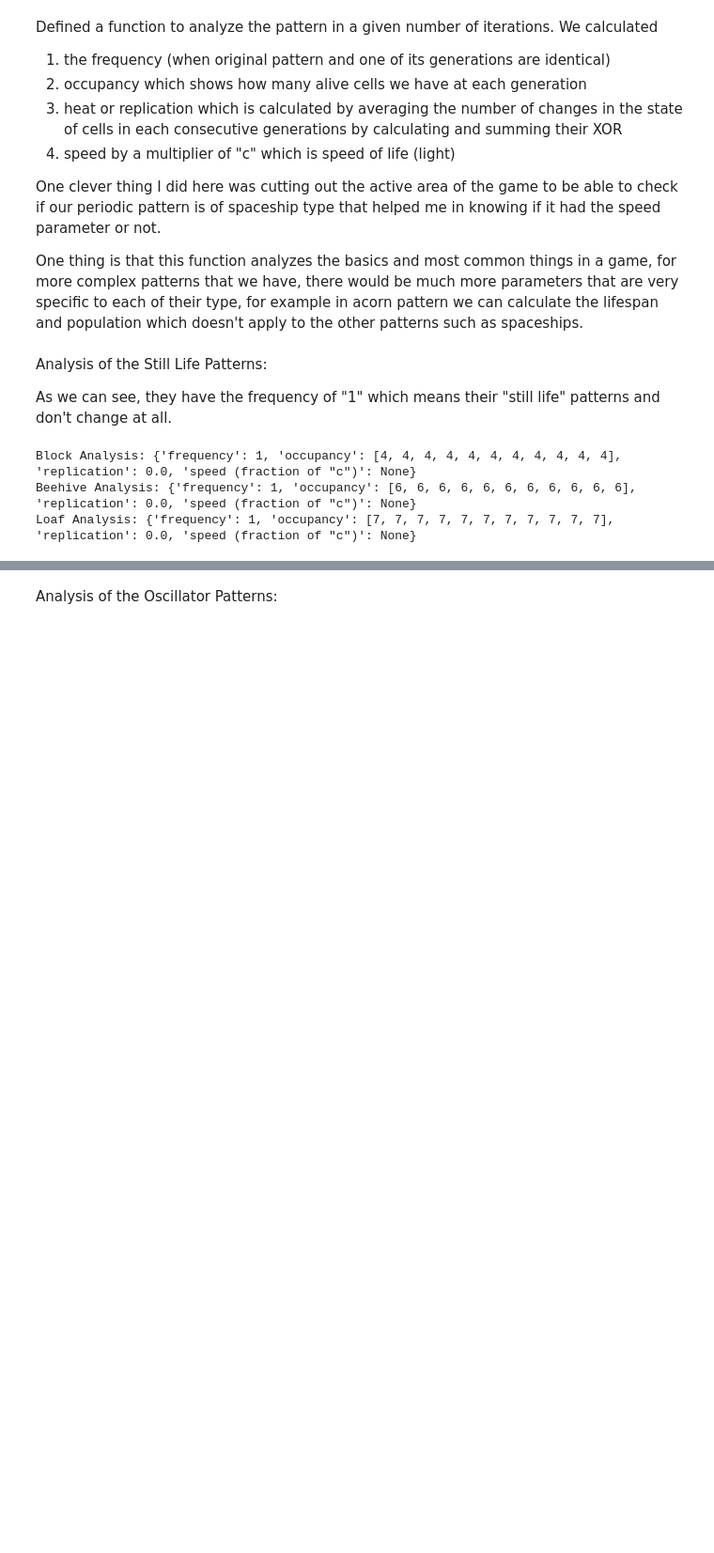
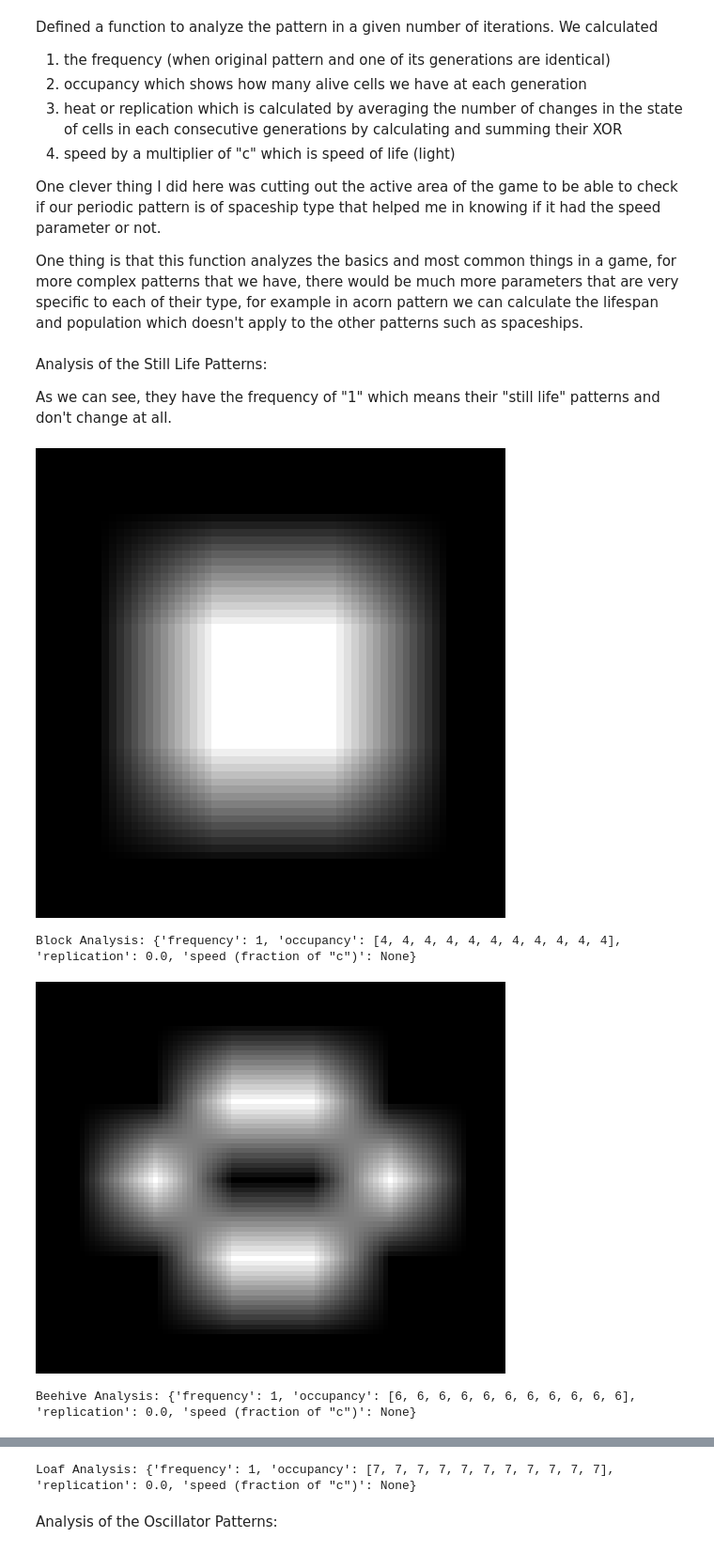
Before and after one commit to mhbagheri-99/Python_FinalProject, a Jupyter notebook: Project.ipynb, the cells around one changed output, grey strips where cells are left out. Shown at 94% size. Drawn from its saved outputs; the diff is of its cells as text; code cells hidden in the pictures; blank space fills up the shorter version.

```diff
--- a/Project.ipynb
+++ b/Project.ipynb
@@ -353,10 +359,14 @@ Analysis of the Still Life Patterns:
 
 As we can see, they have the frequency of "1" which means their "still life" patterns and don't change at all.
 # %%
+display(Image(filename='still_life/block/result_animation.gif', width=500))
 print("Block Analysis:", analyze_evolution(block, 10))
+display(Image(filename='still_life/beehive/result_animation.gif', width=500))
 print("Beehive Analysis:", analyze_evolution(beehive, 10))
+display(Image(filename='still_life/loaf/result_animation.gif', width=500))
 print("Loaf Analysis:", analyze_evolution(loaf, 10))
 # %% [output]
+[figure, added]
 Block Analysis: {'frequency': 1, 'occupancy': [4, 4, 4, 4, 4, 4, 4, 4, 4, 4, 4], 'replication': 0.0, 'speed (fraction of "c")': None}
-Beehive Analysis: {'frequency': 1, 'occupancy': [6, 6, 6, 6, 6, 6, 6, 6, 6, 6, 6], 'replication': 0.0, 'speed (fraction of "c")': None}
-Loaf Analysis: {'frequency': 1, 'occupancy': [7, 7, 7, 7, 7, 7, 7, 7, 7, 7, 7], 'replication': 0.0, 'speed (fraction of "c")': None}
+[figure, added]
+Beehive Analysis: {'frequency': 1, 'occupancy': [6, 6, 6, 6, 6, 6, 6, 6, 6, 6, 6], 'replication': 0.0, 'speed (fraction of "c")': None}
@@ -363,3 +374,4 @@ Loaf Analysis: {'frequency': 1, 'occupancy': [7, 7, 7, 7, 7, 7, 7, 7, 7, 7, 7],
+Loaf Analysis: {'frequency': 1, 'occupancy': [7, 7, 7, 7, 7, 7, 7, 7, 7, 7, 7], 'replication': 0.0, 'speed (fraction of "c")': None}
 # %% [markdown]
 Analysis of the Oscillator Patterns:
 # %%
```
Also changed, not shown: parts of 16 cells of this notebook.
